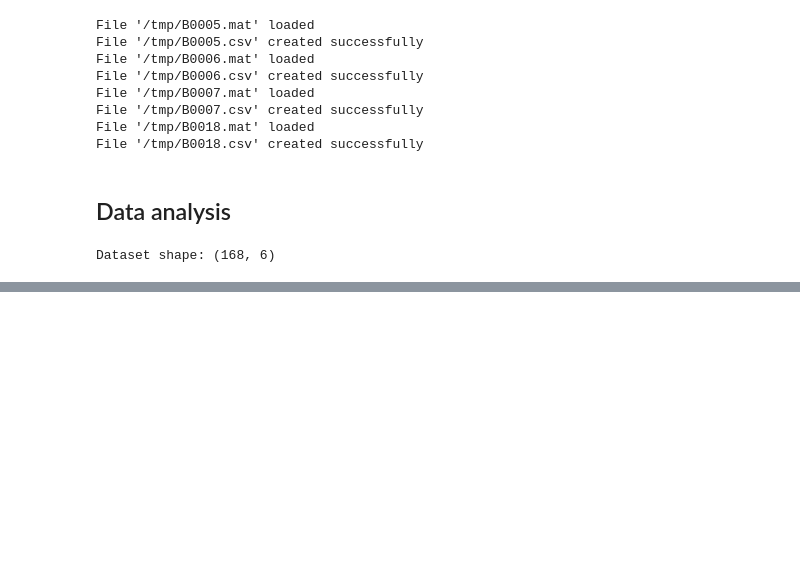
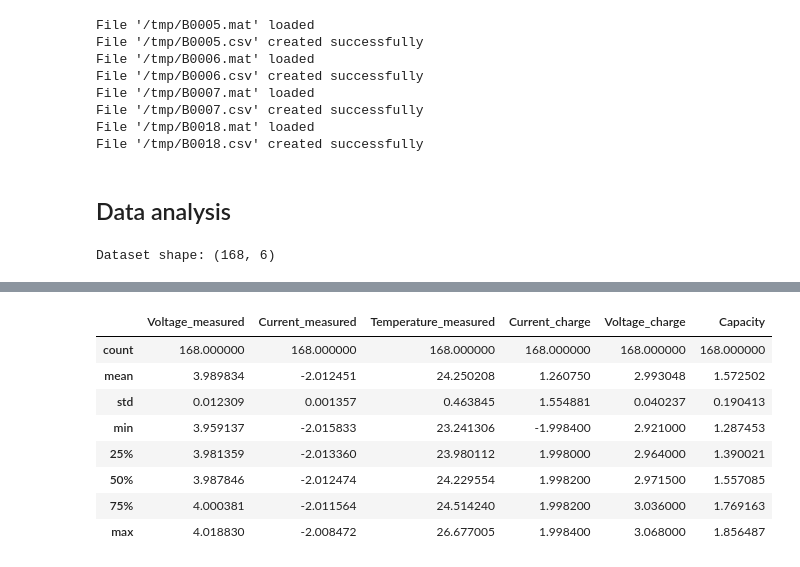
Before and after one commit to ensc-fc/saft2020, a Jupyter notebook: battery_prognosis/ames_battery_prognosis.ipynb, the cells around one changed output, grey strips where cells are left out. Saved outputs shown, nothing was run; the diff lists cells and outputs as text; code cells hidden in the pictures; blank space fills up the shorter version.

```diff
--- a/battery_prognosis/ames_battery_prognosis.ipynb
+++ b/battery_prognosis/ames_battery_prognosis.ipynb
@@ -303,0 +348,12 @@ Dataset shape: (168, 6)
+# %%
+df_battery.describe()
+# %% [output]
+|  | Voltage_measured | Current_measured | Temperature_measured | Current_charge | Voltage_charge | Capacity |
+| count | 168.000000 | 168.000000 | 168.000000 | 168.000000 | 168.000000 | 168.000000 |
+| mean | 3.989834 | -2.012451 | 24.250208 | 1.260750 | 2.993048 | 1.572502 |
+| std | 0.012309 | 0.001357 | 0.463845 | 1.554881 | 0.040237 | 0.190413 |
+| min | 3.959137 | -2.015833 | 23.241306 | -1.998400 | 2.921000 | 1.287453 |
+| 25% | 3.981359 | -2.013360 | 23.980112 | 1.998000 | 2.964000 | 1.390021 |
+| 50% | 3.987846 | -2.012474 | 24.229554 | 1.998200 | 2.971500 | 1.557085 |
+| 75% | 4.000381 | -2.011564 | 24.514240 | 1.998200 | 3.036000 | 1.769163 |
+| max | 4.018830 | -2.008472 | 26.677005 | 1.998400 | 3.068000 | 1.856487 |
```
Also changed, not shown: parts of 32 cells of this notebook.
